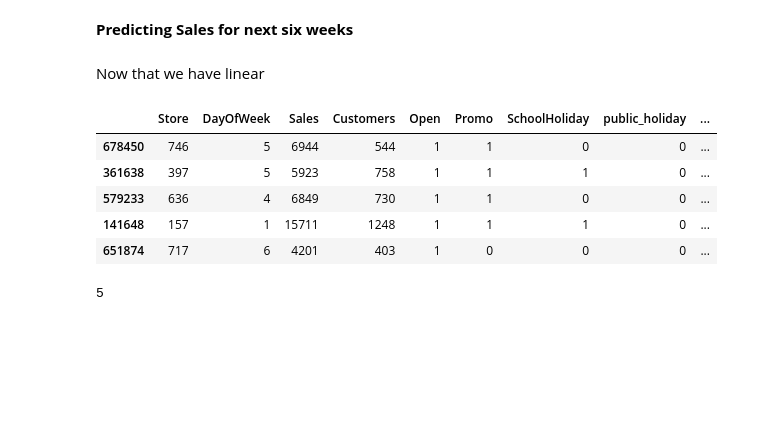
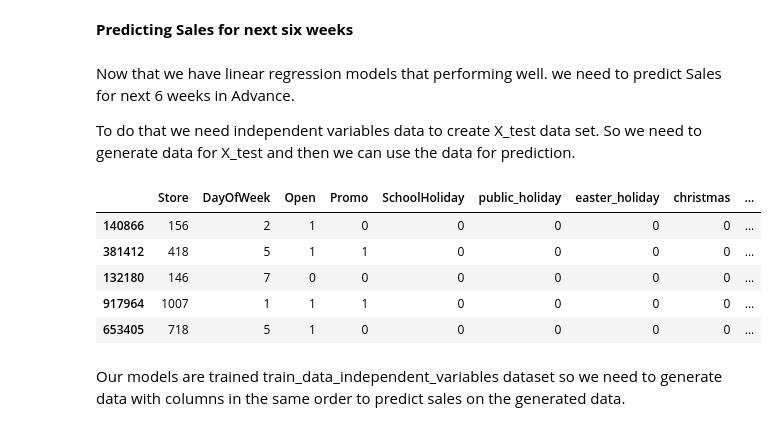
Before and after one commit to hrithikwel8/Rossmann_Sales_Prediction, a Jupyter notebook: Rossmann_Sales_Prediction_Capstone_Project.ipynb, the cells around one changed output. Drawn from its saved outputs; the diff is of its cells as text; code cells hidden in the pictures; blank space fills up the shorter version.

Commit message:
added functions to generate data

```diff
--- a/Rossmann_Sales_Prediction_Capstone_Project.ipynb
+++ b/Rossmann_Sales_Prediction_Capstone_Project.ipynb
@@ -842,8 +845,8 @@ dependent_variable = 'Sales_log_t'
 # %%
 # Create a list of independent variables
 # remove variables that have high VIF
-# remove store as it contains store id as number which is not a useful information in traing model
-independent_variables = list(set(sales_df.columns.tolist()) - {'Sales','Customers','Year','Sales_log_t', 'Customers_log_t','Store'})
+columns_to_drop = ['Sales','Customers','Year','Sales_log_t', 'Customers_log_t']
+independent_variables = list(set(sales_df.columns.tolist()) - set(columns_to_drop))
 independent_variables
 # %% [output]
 ['Promo_cont',
@@ -862,10 +866,15 @@ independent_variables
  'CompetitionTime']
 # %%
 # create traininig and test set
-X_train = train_data[independent_variables].values
-X_test = test_data[independent_variables].values
-y_train = train_data[dependent_variable].values
-y_test = test_data[dependent_variable].values
+train_data_independent_variables = train_data.drop(columns=columns_to_drop)
+test_data_independent_variables = test_data.drop(columns=columns_to_drop)
+train_data_dependent_variable = train_data[dependent_variable]
+test_data_dependent_variable = test_data[dependent_variable]
+
+X_train = train_data_independent_variables.values
+X_test = test_data_independent_variables.values
+y_train = train_data_dependent_variable.values
+y_test = test_data_dependent_variable.values
 # %% [markdown]
 Before feeding the data to model, we should scale it. This reduces computation cost.
 # %%
@@ -1234,14 +1243,17 @@ plt.show()
 [figure]
 # %% [markdown]
 **Predicting Sales for next six weeks**
-# %% [markdown]
-Now that we have linear
+# %% [markdown]
+Now that we have linear regression models that performing well. we need to predict Sales for next 6 weeks in Advance.
+
+To do that we need independent variables data to create X_test data set.
+So we need to generate data for X_test and then we can use the data for prediction.
 # %%
-test_data.head()
+train_data_independent_variables.head()
 # %% [output]
-|  | Store | DayOfWeek | Sales | Customers | Open | Promo | SchoolHoliday | public_holiday | ... |
-| 678450 | 746 | 5 | 6944 | 544 | 1 | 1 | 0 | 0 | ... |
-| 361638 | 397 | 5 | 5923 | 758 | 1 | 1 | 1 | 0 | ... |
-| 579233 | 636 | 4 | 6849 | 730 | 1 | 1 | 0 | 0 | ... |
-| 141648 | 157 | 1 | 15711 | 1248 | 1 | 1 | 1 | 0 | ... |
-| 651874 | 717 | 6 | 4201 | 403 | 1 | 0 | 0 | 0 | ... |
+|  | Store | DayOfWeek | Open | Promo | SchoolHoliday | public_holiday | easter_holiday | christmas | ... |
+| 140866 | 156 | 2 | 1 | 0 | 0 | 0 | 0 | 0 | ... |
+| 381412 | 418 | 5 | 1 | 1 | 0 | 0 | 0 | 0 | ... |
+| 132180 | 146 | 7 | 0 | 0 | 0 | 0 | 0 | 0 | ... |
+| 917964 | 1007 | 1 | 1 | 1 | 0 | 0 | 0 | 0 | ... |
+| 653405 | 718 | 5 | 1 | 0 | 0 | 0 | 0 | 0 | ... |
@@ -1261,4 +1260,2 @@ day = date(2015 , 6 , 20)
-# %%
-day.weekday()
-# %% [output]
-5
+# %% [markdown]
+Our models are trained train_data_independent_variables dataset so we need to generate data with columns in the same order to predict sales on the generated data.
```
Also changed, not shown: parts of 36 cells of this notebook.
